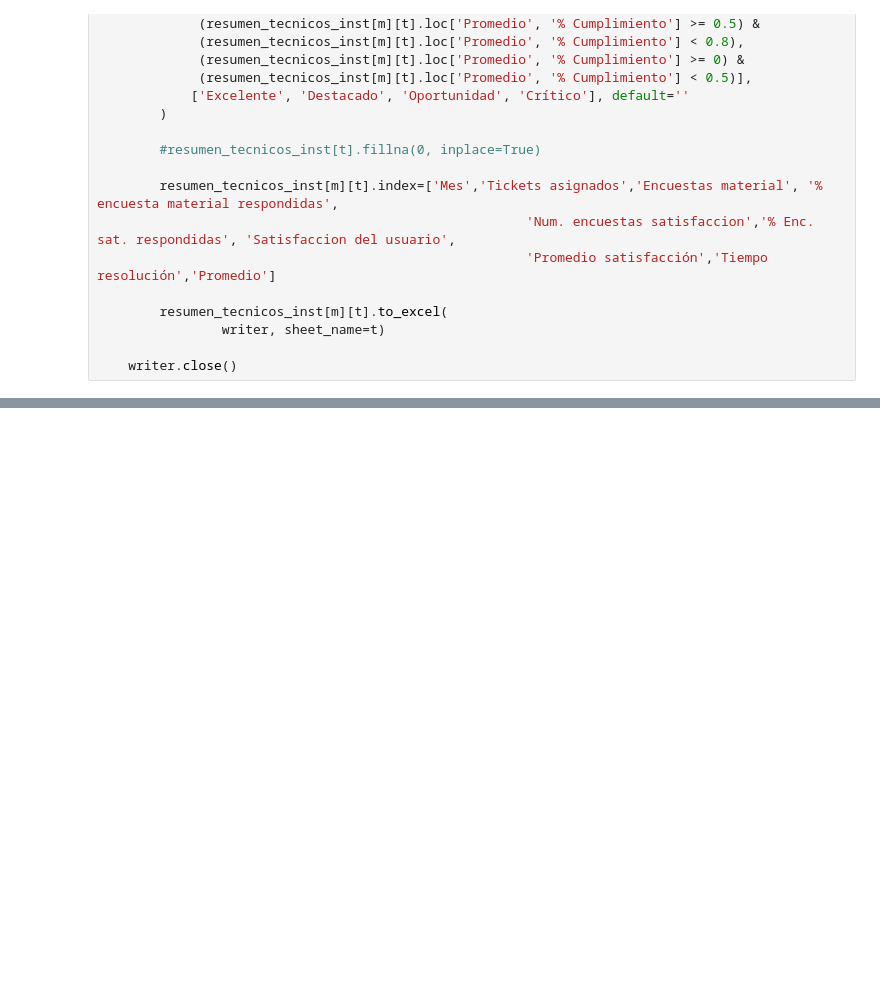
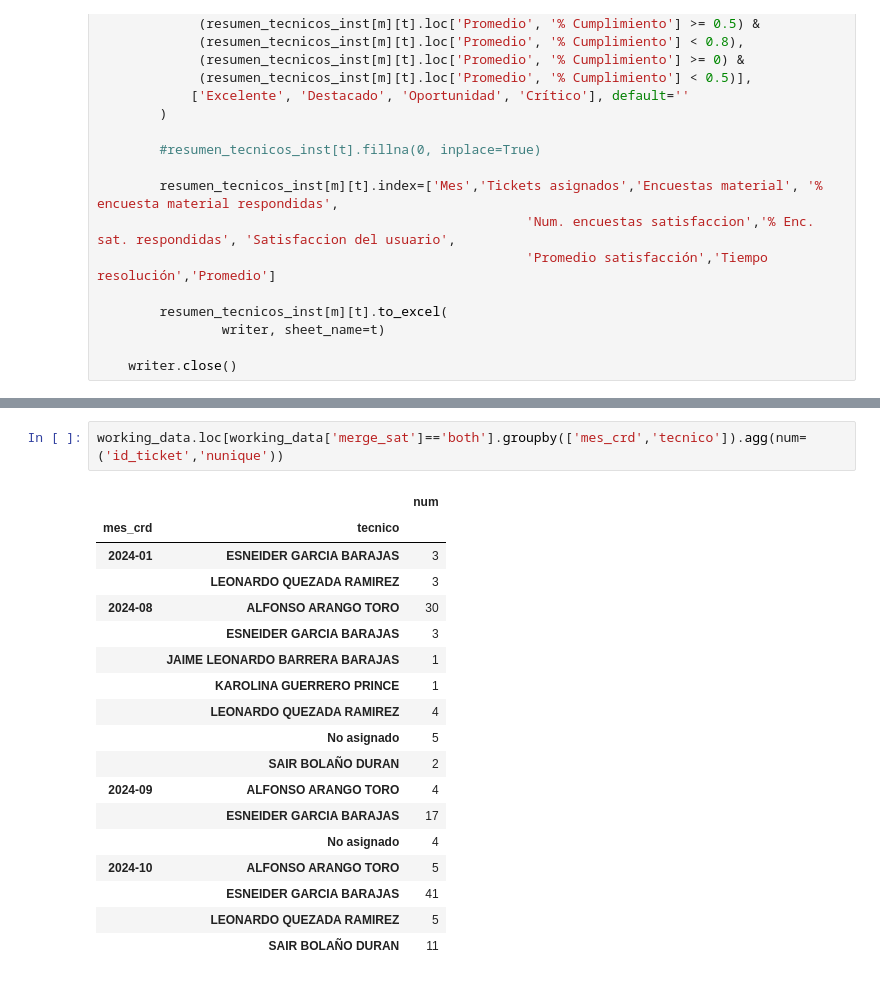
Before and after one commit to juliandiazparra/reduc_serv_times, a Jupyter notebook: 3.3 Resumen_tecnicos_instaladores.ipynb, the cells around one changed output, grey strips where cells are left out. Drawn from its saved outputs; the diff is of its cells as text; blank space fills up the shorter version.

```diff
--- a/3.3 Resumen_tecnicos_instaladores.ipynb
+++ b/3.3 Resumen_tecnicos_instaladores.ipynb
@@ -815,0 +816,21 @@ resumen_tecnicos_inst['2024-09']['SAIR BOLAÑO DURAN'].iloc[:,np.r_[:3,4]]
+# %%
+working_data.loc[working_data['merge_sat']=='both'].groupby(['mes_crd','tecnico']).agg(num=('id_ticket','nunique'))
+# %% [output]
+|  |  | num |
+| mes_crd | tecnico |  |
+| 2024-01 | ESNEIDER GARCIA BARAJAS | 3 |
+|  | LEONARDO QUEZADA RAMIREZ | 3 |
+| 2024-08 | ALFONSO ARANGO TORO | 30 |
+|  | ESNEIDER GARCIA BARAJAS | 3 |
+|  | JAIME LEONARDO BARRERA BARAJAS | 1 |
+|  | KAROLINA GUERRERO PRINCE | 1 |
+|  | LEONARDO QUEZADA RAMIREZ | 4 |
+|  | No asignado | 5 |
+|  | SAIR BOLAÑO DURAN | 2 |
+| 2024-09 | ALFONSO ARANGO TORO | 4 |
+|  | ESNEIDER GARCIA BARAJAS | 17 |
+|  | No asignado | 4 |
+| 2024-10 | ALFONSO ARANGO TORO | 5 |
+|  | ESNEIDER GARCIA BARAJAS | 41 |
+|  | LEONARDO QUEZADA RAMIREZ | 5 |
+|  | SAIR BOLAÑO DURAN | 11 |
```
Also changed, not shown: parts of 12 cells of this notebook, 1 other file.
